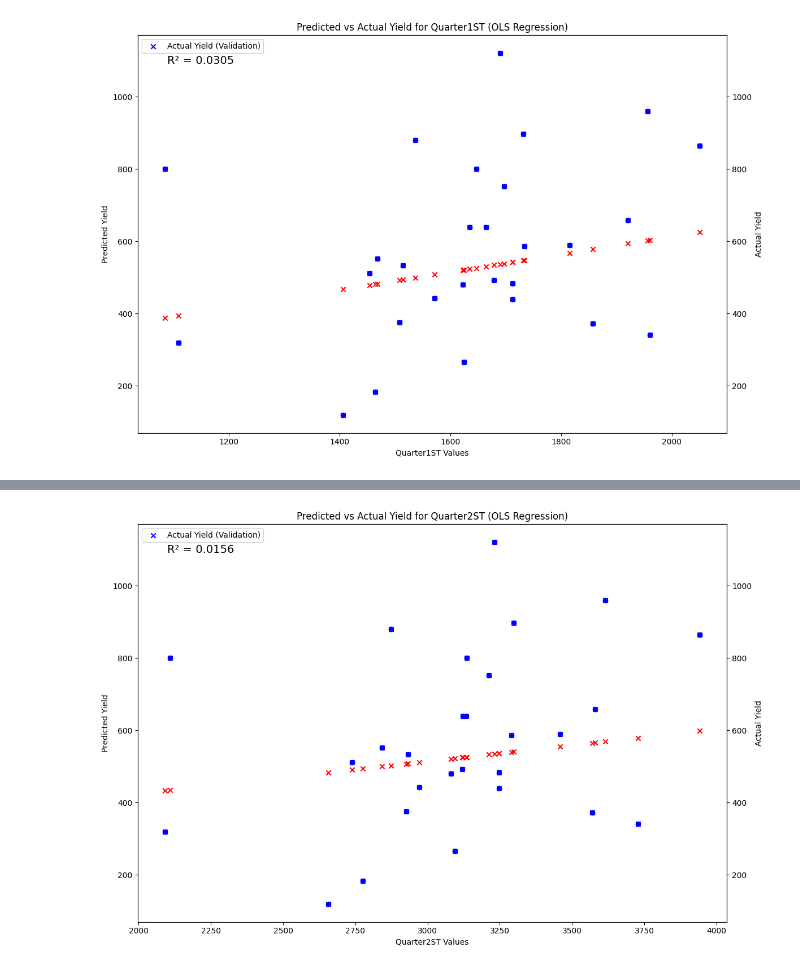
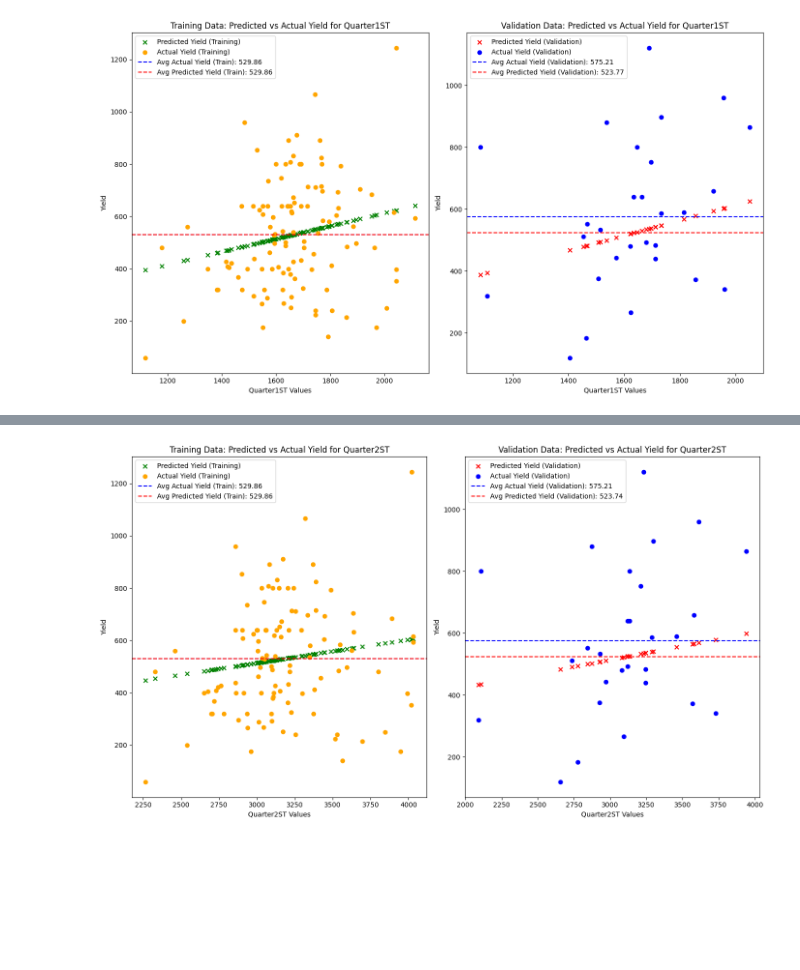
Before and after one commit to Basu8971/Materraproject, a Jupyter notebook: Models- Surfacetemp and ppt OLS .ipynb, the cells around one changed output, grey strips where cells are left out. Cells and saved outputs as stored; diff of their text form; code cells hidden in the pictures; blank space fills up the shorter version.

```diff
--- a/Models- Surfacetemp and ppt OLS .ipynb
+++ b/Models- Surfacetemp and ppt OLS .ipynb
@@ -41,43 +41,58 @@ yield_data_df['Quarter2ST'] = pd.to_numeric(yield_data_df['Quarter2ST'], errors=
 yield_data_df['CumulativeSurfacetemp'] = pd.to_numeric(yield_data_df['CumulativeSurfacetemp'], errors='coerce')
 yield_data_df['Quarter1PPT'] = pd.to_numeric(yield_data_df['Quarter1PPT'], errors='coerce')
 yield_data_df['Quarter2PPT'] = pd.to_numeric(yield_data_df['Quarter2PPT'], errors='coerce')
-yield_data_df['Cumulative PPT'] = pd.to_numeric(yield_data_df['Cumulative PPT'], errors='coerce')
+yield_data_df['CumulativePPT'] = pd.to_numeric(yield_data_df['CumulativePPT'], errors='coerce')
 
 # List of independent variables (meteorological variables)
 independent_vars = ['Quarter1ST', 'Quarter2ST', 'CumulativeSurfacetemp',
-                    'Quarter1PPT', 'Quarter2PPT', 'Cumulative PPT']
+                    'Quarter1PPT', 'Quarter2PPT', 'CumulativePPT']
 
-# Function to create the OLS model, make predictions, and plot
-def plot_ols_model(X_train, y_train, X_val, y_val, var, r2_val):
+# Function to create the OLS model, make predictions, and plot for both training and validation
+def plot_ols_model(X_train, y_train, X_val, y_val, var, r2_val_train, r2_val):
     # Fit the OLS regression model
     ols_model = sm.OLS(y_train, X_train).fit()
 
-    # Make predictions
+    # Make predictions for training and validation
+    y_train_pred = ols_model.predict(X_train)
     y_val_pred = ols_model.predict(X_val)
 
-    # Plot Predicted Yield vs Actual Yield
-    plt.figure(figsize=(12, 8))
+    # Calculate the average of actual and predicted yields for both training and validation
+    avg_yield_train_actual = y_train.mean()
+    avg_yield_train_pred = y_train_pred.mean()
+    avg_yield_val_actual = y_val.mean()
+    avg_yield_val_pred = y_val_pred.mean()
 
-    # Plot predicted values for validation (red) - one dot per farmer
+    # Plot Predicted Yield vs Actual Yield for Training
+    plt.figure(figsize=(14, 8))
+
+    # Training data graph
+    plt.subplot(1, 2, 1)  # Subplot for training data
+    plt.scatter(X_train[var], y_train_pred, color='green', label='Predicted Yield (Training)', marker='x')
+    plt.scatter(X_train[var], y_train, color='orange', label='Actual Yield (Training)', marker='o')
+
+    # Plot average actual and predicted yields for training
+    plt.axhline(avg_yield_train_actual, color='blue', linestyle='--', label=f'Avg Actual Yield (Train): {avg_yield_train_actual:.2f}')
+    plt.axhline(avg_yield_train_pred, color='red', linestyle='--', label=f'Avg Predicted Yield (Train): {avg_yield_train_pred:.2f}')
+
+    # Add labels, title, and legend for training
+    plt.xlabel(f'{var} Values')
+    plt.ylabel('Yield')
+    plt.title(f'Training Data: Predicted vs Actual Yield for {var}')
+    plt.legend(loc='upper left')
+
+    # Plot Predicted Yield vs Actual Yield for Validation
+    plt.subplot(1, 2, 2)  # Subplot for validation data
     plt.scatter(X_val[var], y_val_pred, color='red', label='Predicted Yield (Validation)', marker='x')
-
-    # Plot actual values for validation (blue) - one dot per farmer
     plt.scatter(X_val[var], y_val, color='blue', label='Actual Yield (Validation)', marker='o')
 
-    # Add labels, title, and legend
+    # Plot average actual and predicted yields for validation
+    plt.axhline(avg_yield_val_actual, color='blue', linestyle='--', label=f'Avg Actual Yield (Validation): {avg_yield_val_actual:.2f}')
+    plt.axhline(avg_yield_val_pred, color='red', linestyle='--', label=f'Avg Predicted Yield (Validation): {avg_yield_val_pred:.2f}')
+
+    # Add labels, title, and legend for validation
     plt.xlabel(f'{var} Values')
-    plt.ylabel('Predicted Yield')
-    plt.title(f'Predicted vs Actual Yield for {var} (OLS Regression)')
-
-    # Create a second y-axis for Actual Yield
-    ax2 = plt.gca().twinx()
-    ax2.set_ylabel('Actual Yield')
-    ax2.scatter(X_val[var], y_val, color='blue', marker='x', label='Actual Yield (Validation)')
-
-    # Display the R-squared value on the graph in the top-left corner
-    plt.text(0.05, 0.95, f'R² = {r2_val:.4f}', transform=plt.gca().transAxes, fontsize=14, verticalalignment='top')
-
-    # Display the legend
+    plt.ylabel('Yield')
+    plt.title(f'Validation Data: Predicted vs Actual Yield for {var}')
     plt.legend(loc='upper left')
 
     # Show the plot
@@ -100,17 +115,20 @@ for var in independent_vars:
     # Fit the OLS regression model on the training data
     ols_model = sm.OLS(y_train, X_train).fit()
 
-    # Make predictions on the validation data
+    # Make predictions on the training and validation data
+    y_train_pred = ols_model.predict(X_train)
     y_val_pred = ols_model.predict(X_val)
 
-    # Calculate R-squared for the validation data
+    # Calculate R-squared for both the training and validation data
+    r2_val_train = r2_score(y_train, y_train_pred)
     r2_val = r2_score(y_val, y_val_pred)
 
-    # Print the OLS model summary and R-squared
+    # Print the OLS model summary and R-squared for both training and validation
     print(f'Model for {var}:')
     print(ols_model.summary())
+    print(f'R-squared (Training): {r2_val_train:.4f}')
     print(f'R-squared (Validation): {r2_val:.4f}')
 
-    # Call the function to plot the results
-    plot_ols_model(X_train, y_train, X_val, y_val, var, r2_val)
+    # Call the function to plot the results for both training and validation
+    plot_ols_model(X_train, y_train, X_val, y_val, var, r2_val_train, r2_val)
 # %% [output]
@@ -133,5 +151,5 @@ strong multicollinearity or other numerical problems.
 R-squared (Validation): 0.0305
-[figure, old version]
+[figure, new version]
 Model for Quarter2ST:
                             OLS Regression Results
 ==============================================================================
@@ -151,5 +169,5 @@ strong multicollinearity or other numerical problems.
 R-squared (Validation): 0.0156
-[figure, old version]
+[figure, new version]
 Model for CumulativeSurfacetemp:
                             OLS Regression Results
 ==============================================================================
```
Also changed, not shown: parts of 2 cells of this notebook.
